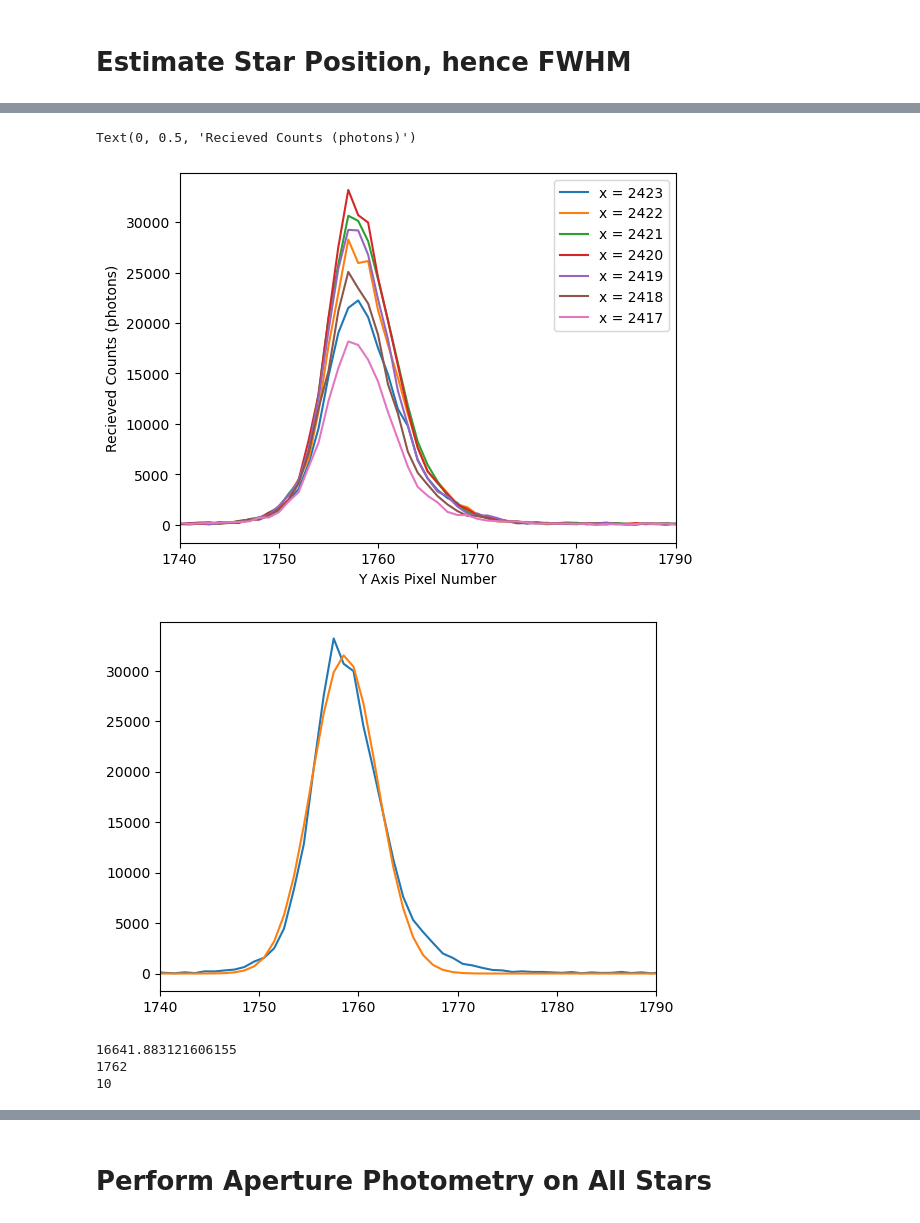
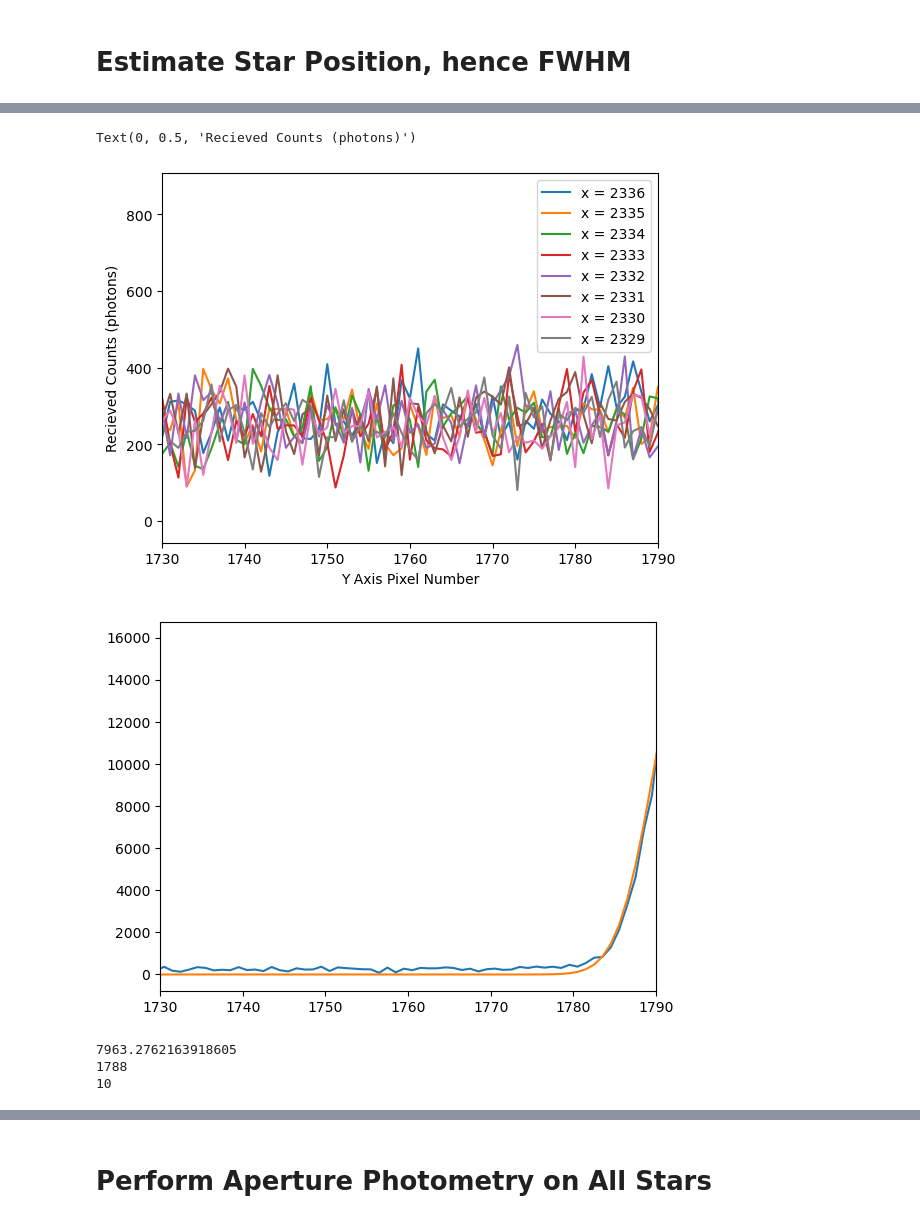
Before and after one commit to milliebutspace/MPhys-Code, a Jupyter notebook: The Big Photometry Loop M.ipynb, the cells around one changed output, grey strips where cells are left out. Saved outputs shown, nothing was run; the diff lists cells and outputs as text; code cells hidden in the pictures.

```diff
--- a/The Big Photometry Loop M.ipynb
+++ b/The Big Photometry Loop M.ipynb
@@ -31,7 +31,7 @@ fits = '.fits'
 csv = '_stars.csv'
 
 #filter specific file names
-luminance = 'Light_Luminance_3.500_secs_001_reduced'
+luminance = 'star_Light_Luminance_5_secs_001_reduced'
 red = 'star_Light_Red_18_secs_001_reduced'
 green = 'star_Light_Green_18_secs_001_reduced'
 blue = 'star_Light_Blue_18_secs_001_reduced'
@@ -42,10 +42,10 @@ ref_csv_name = luminance + csv
 current_filter = 'Luminance'
 
 #define path for csv files to be written to
-csv_path = Path(f'./RZ Cep/All_RZ_Cep/2023_11_10/RZ_Cep/CSVs/Unmatched Stars/{current_filter}')
+csv_path = Path(f'./RZ Cep/All_RZ_Cep/2022_12_07/RZ_Cep/CSVs/Unmatched Stars/{current_filter}')
 
 #set the path to the images we are looking at
-current_raw_path = f'./RZ Cep/All_RZ_Cep/2023_11_10/RZ_Cep/Lights/{current_filter} Reduced/'
+current_raw_path = f'./RZ Cep/All_RZ_Cep/2022_12_07/RZ_Cep/Lights/{current_filter} Reduced/'
 #create a list of files in the directory (file) indicated by the path, just in case some sub folders exist or files that are
 #not of the FITS type.
 file_list = [f for f in os.listdir(current_raw_path) if f.endswith(".fits")]
@@ -101,29 +104,32 @@ Text(0, 0.5, 'Recieved Counts (photons)')
 # %%
 #plot a slice of the image across the x axis
-plt.plot(raw_im.data[:, 2423], label='x = 2423')
-plt.plot(raw_im.data[:, 2422], label='x = 2422')
-plt.plot(raw_im.data[:, 2421], label='x = 2421')
-plt.plot(raw_im.data[:, 2420], label='x = 2420')
-plt.plot(raw_im.data[:, 2419], label='x = 2419')
-plt.plot(raw_im.data[:, 2418], label='x = 2418')
-plt.plot(raw_im.data[:, 2417], label='x = 2417')
+plt.plot(raw_im.data[:, 2336], label='x = 2336')
+plt.plot(raw_im.data[:, 2335], label='x = 2335')
+plt.plot(raw_im.data[:, 2334], label='x = 2334')
+plt.plot(raw_im.data[:, 2333], label='x = 2333')
+plt.plot(raw_im.data[:, 2332], label='x = 2332')
+plt.plot(raw_im.data[:, 2331], label='x = 2331')
+plt.plot(raw_im.data[:, 2330], label='x = 2330')
+plt.plot(raw_im.data[:, 2329], label='x = 2329')
 plt.legend()
 
 #if less iterations, initial guess was more accurate
 
-x_peak_loc = 2420
-x_peak_height = 34000
+x_peak_loc = 2365
+x_peak_height = 16000
 #peaks at x_pix = 2365 for 2022_12_07, so this is the approximate location (height = 16000)
 #peaks at x_pix = 2371 for 2023_01_23, so this is the approximate location (height = 38000)
+#peaks at x_pix = 2335 for 2023_02_23, so this is the approximate location (height = 41000)
+#peaks at x_pix = 2420 for 2023_11_10, so this is the approximate location (height = 32000)
 
 #find approximate peak location range
-plt.xlim(1740, 1790)
+plt.xlim(1730, 1790)
 
 plt.xlabel('Y Axis Pixel Number')
 plt.ylabel('Recieved Counts (photons)')
 # %% [output]
 Text(0, 0.5, 'Recieved Counts (photons)')
-[figure, old version]
+[figure, new version]
 # %%
 #defined a fitter algorithm for fitting the Gaussian, in this case the Levenberg-Marquardt, which uses a least squares method
 algorithm = modeling.fitting.LevMarLSQFitter()
@@ -139,7 +145,7 @@ gaussian_fit_y = algorithm(model_y, x_range_y, raw_im.data[:, x_peak_loc])
 #plot original data and Gaussian curve to find new trial values
 plt.plot(x_range_y, raw_im.data[:, x_peak_loc])
 plt.plot(x_range_y, gaussian_fit_y(x_range_y))
-plt.xlim(1740, 1790)
+plt.xlim(1730, 1790)
 plt.show()
 
 #find the half height of the gaussian
@@ -154,9 +160,9 @@ print(closest_y)
 FWHM_y = np.abs(closest_y - y_peak_loc) * 2
 print(FWHM_y)
 # %% [output]
-[figure, old version]
+[figure, new version]
-16641.883121606155
-1762
+7963.2762163918605
+1788
 10
 # %%
 #define Gaussian to fit, with test peak value, mean and standard deviation
```
Also changed, not shown: parts of 6 cells of this notebook, 6 other files.
